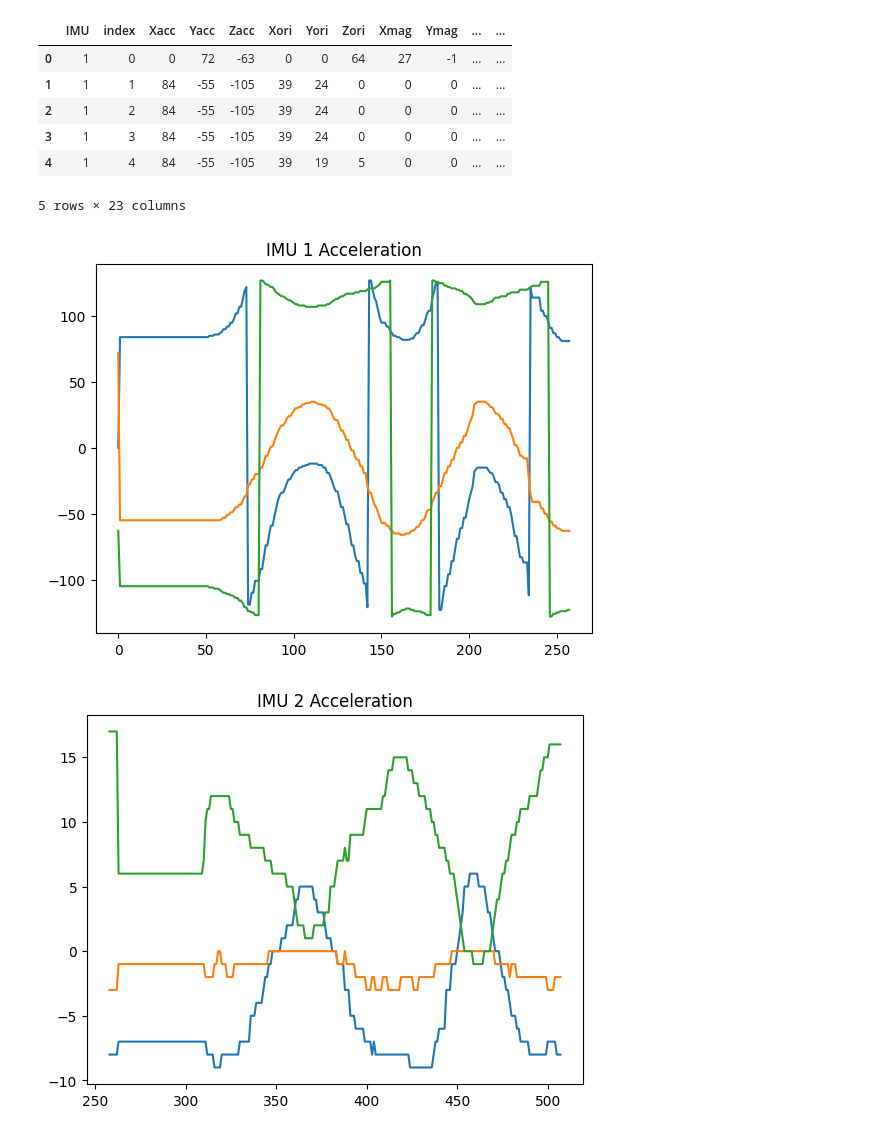
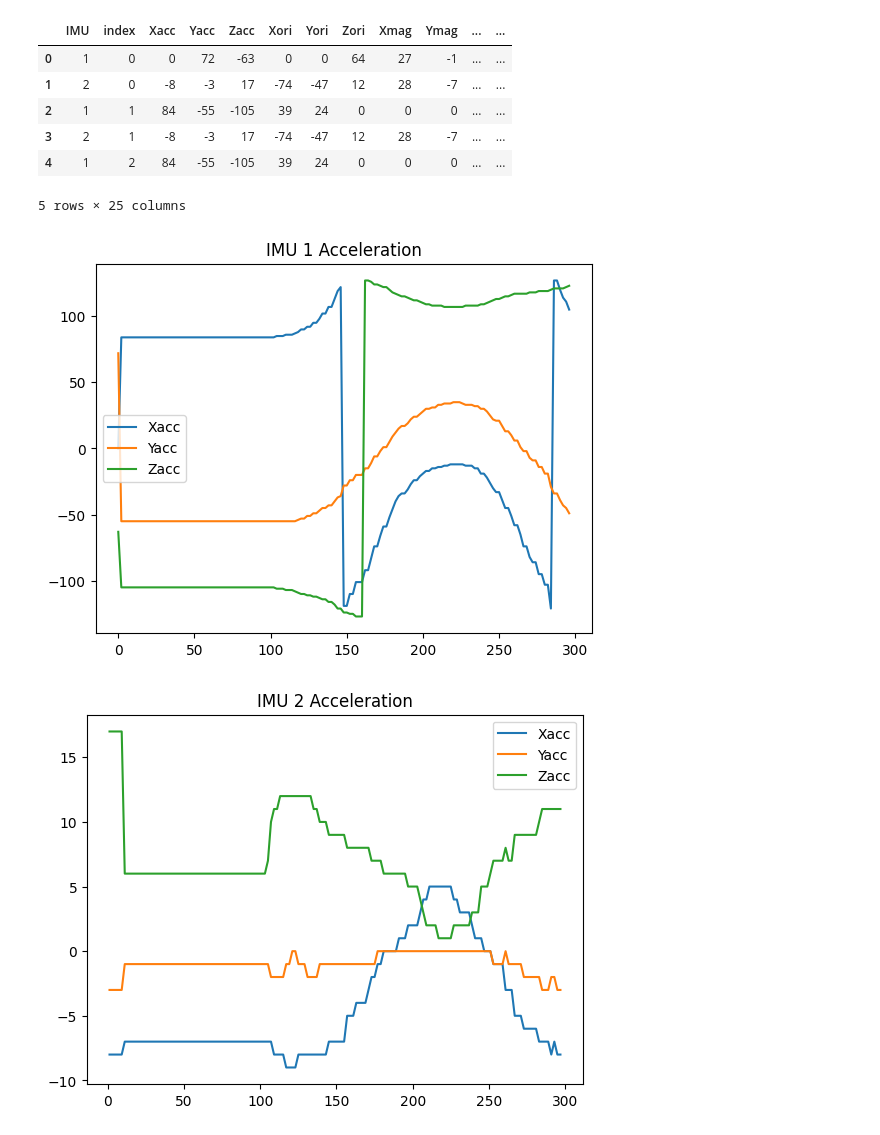
Before and after one commit to AML-neoCortex/TennisServePredictor, a Jupyter notebook: scripts/data_loading.ipynb, the cells around one changed output. Saved outputs shown, nothing was run; the diff lists cells and outputs as text; code cells hidden in the pictures.

Commit message:
Merged IMU and CAM dfs

```diff
--- a/scripts/data_loading.ipynb
+++ b/scripts/data_loading.ipynb
@@ -24,0 +1,15 @@ df.columns=['IMU','index','Xacc', 'Yacc', 'Zacc', 'Xori', 'Yori', 'Zori', 'Xmag'
+# %%
+# Import libraries
+import glob
+import pandas as pd
+
+# Get CSV files list from a folder
+path = '../demo_dataset/'
+# Pattern match IMU data
+imu_files = glob.glob(path + "SERVE_*-[0-9][0-9].csv")
+# Pattern match camera data
+cam_files = glob.glob(path + "SERVE_*_webcam.csv")
+
+print(len(imu_files))
+print(len(cam_files))
+print(sorted(imu_files))
@@ -24,0 +20,13 @@ df.columns=['IMU','index','Xacc', 'Yacc', 'Zacc', 'Xori', 'Yori', 'Zori', 'Xmag'
+# %%
+labels = ['IMU','index','Xacc', 'Yacc', 'Zacc', 'Xori', 'Yori', 'Zori', 'Xmag', 'Ymag' , 'Zmag', 'Xgyro', 'Ygyro', 'Zgyro', 'Xrot','Yrot', 'Zrot' , 'Xlin' ,'Ylin', 'Zlin', 'Xgrav', 'Ygrav', 'Zgrav']
+
+# Read each CSV file into DataFrame
+# This creates a list of dataframes
+df_imu = [pd.read_csv(file,skiprows=4,header=None,names=labels) for file in imu_files]
+
+df_cam = [pd.read_csv(file,names=['index','x','y']) for file in cam_files]
+
+# Concatenate all DataFrames
+df_full = []
+for i in range(len(df_imu)):
+    df_full.append(pd.merge(df_imu[i], df_cam[i], on='index'))
@@ -25,35 +43,39 @@ df.columns=['IMU','index','Xacc', 'Yacc', 'Zacc', 'Xori', 'Yori', 'Zori', 'Xmag'
+# %%
+df = df_full[0]
 # %%
 df.head()
 # %% [output]
 |  | IMU | index | Xacc | Yacc | Zacc | Xori | Yori | Zori | Xmag | Ymag | ... | ... |
 | 0 | 1 | 0 | 0 | 72 | -63 | 0 | 0 | 64 | 27 | -1 | ... | ... |
-| 1 | 1 | 1 | 84 | -55 | -105 | 39 | 24 | 0 | 0 | 0 | ... | ... |
-| 2 | 1 | 2 | 84 | -55 | -105 | 39 | 24 | 0 | 0 | 0 | ... | ... |
-| 3 | 1 | 3 | 84 | -55 | -105 | 39 | 24 | 0 | 0 | 0 | ... | ... |
-| 4 | 1 | 4 | 84 | -55 | -105 | 39 | 19 | 5 | 0 | 0 | ... | ... |
+| 1 | 2 | 0 | -8 | -3 | 17 | -74 | -47 | 12 | 28 | -7 | ... | ... |
+| 2 | 1 | 1 | 84 | -55 | -105 | 39 | 24 | 0 | 0 | 0 | ... | ... |
+| 3 | 2 | 1 | -8 | -3 | 17 | -74 | -47 | 12 | 28 | -7 | ... | ... |
+| 4 | 1 | 2 | 84 | -55 | -105 | 39 | 24 | 0 | 0 | 0 | ... | ... |
-5 rows × 23 columns
+5 rows × 25 columns
 # %%
 import matplotlib.pyplot as plt
 
 IMU = 1
 
-plt.plot(df.loc[df['IMU'] == IMU]['Xacc'])
-plt.plot(df.loc[df['IMU'] == IMU]['Yacc'])
-plt.plot(df.loc[df['IMU'] == IMU]['Zacc'])
+plt.plot(df.loc[df['IMU'] == IMU]['Xacc'], label='Xacc')
+plt.plot(df.loc[df['IMU'] == IMU]['Yacc'], label='Yacc')
+plt.plot(df.loc[df['IMU'] == IMU]['Zacc'], label='Zacc')
 plt.title(f'IMU {IMU} Acceleration')
+plt.legend()
 plt.show()
 # %% [output]
-[figure, old version]
+[figure, new version]
 # %%
 IMU = 2
 
-plt.plot(df.loc[df['IMU'] == IMU]['Xacc'])
-plt.plot(df.loc[df['IMU'] == IMU]['Yacc'])
-plt.plot(df.loc[df['IMU'] == IMU]['Zacc'])
+plt.plot(df.loc[df['IMU'] == IMU]['Xacc'], label='Xacc')
+plt.plot(df.loc[df['IMU'] == IMU]['Yacc'], label='Yacc')
+plt.plot(df.loc[df['IMU'] == IMU]['Zacc'], label='Zacc')
 plt.title(f'IMU {IMU} Acceleration')
+plt.legend()
 plt.show()
 # %% [output]
-[figure, old version]
+[figure, new version]
 # %%
 df.drop_duplicates()
 # %% [output]
```
Also changed, not shown: parts of 5 cells of this notebook.
